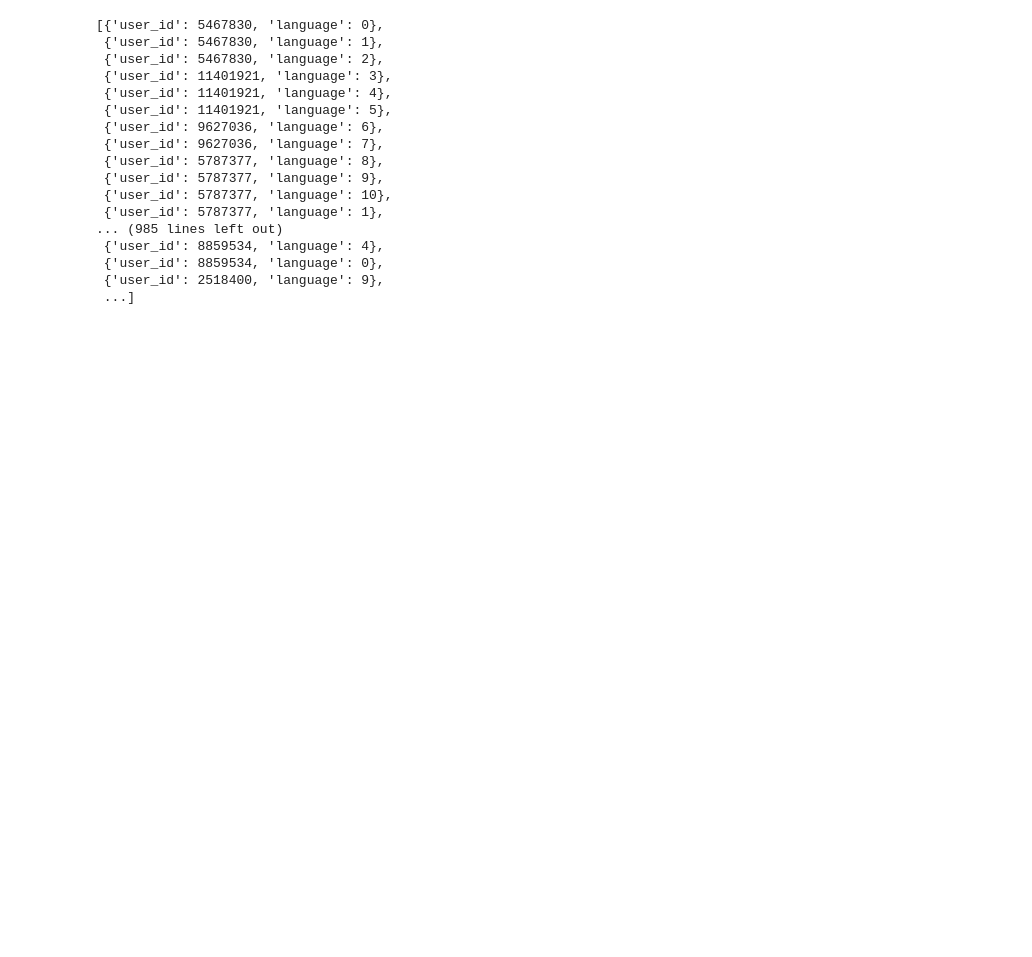
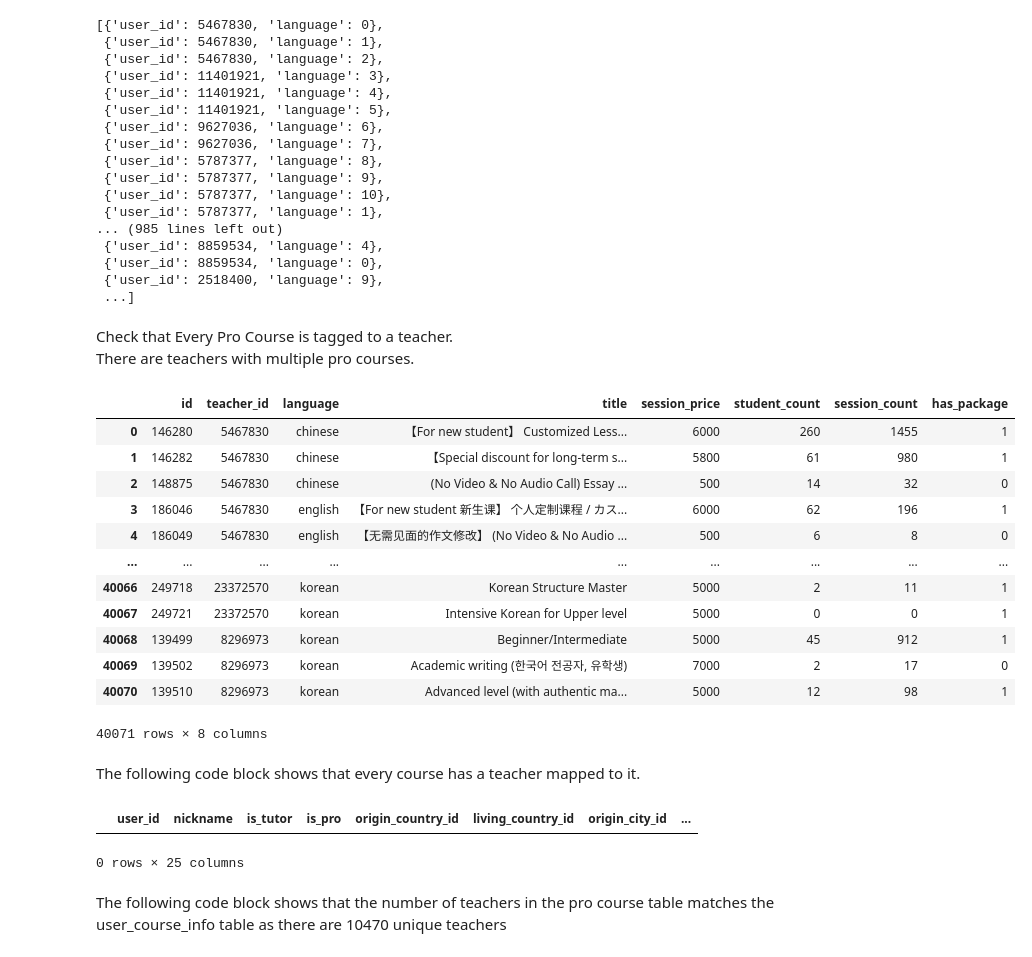
Before and after one commit to ernmin/Project4GA, a Jupyter notebook: data_cleaning/data_cleaning.ipynb, the cells around one changed output. Saved outputs shown, nothing was run; the diff lists cells and outputs as text; code cells hidden in the pictures; blank space fills up the shorter version.

Commit message:
Perform Data Cleaning for Pro Course

```diff
--- a/data_cleaning/data_cleaning.ipynb
+++ b/data_cleaning/data_cleaning.ipynb
@@ -303,3 +300,0 @@ pro_course_cleaned = df_pro_course_check.to_dict(orient='records')
-# %%
-with open('./pro_courses_cleaned.json', 'w') as file:
-        json.dump(pro_course_cleaned, file, indent=4)
@@ -388,3 +392,42 @@ also_speaks_cleaned
 # %%
 with open('./also_speaks_cleaned.json', 'w') as file:
         json.dump(also_speaks_cleaned, file, indent=4)
+# %% [markdown]
+Check that Every Pro Course is tagged to a teacher.\
+There are teachers with multiple pro courses.
+# %%
+with open('./user_course_info_cleaned.json', 'r') as file:
+    user_course_info = json.load(file)
+
+df_user_course_info = pd.DataFrame(user_course_info)
+# %%
+with open('../data_extraction/pro_course.json', 'r') as file:
+    pro_course_check = json.load(file)
+
+df_pro_course_check = pd.DataFrame(pro_course_check)
+# %%
+df_pro_course_check
+# %% [output]
+|  | id | teacher_id | language | title | session_price | student_count | session_count | has_package |
+| 0 | 146280 | 5467830 | chinese | 【For new student】 Customized Less... | 6000 | 260 | 1455 | 1 |
+| 1 | 146282 | 5467830 | chinese | 【Special discount for long-term s... | 5800 | 61 | 980 | 1 |
+| 2 | 148875 | 5467830 | chinese | (No Video & No Audio Call) Essay ... | 500 | 14 | 32 | 0 |
+| 3 | 186046 | 5467830 | english | 【For new student 新生课】 个人定制课程 / カス... | 6000 | 62 | 196 | 1 |
+| 4 | 186049 | 5467830 | english | 【无需见面的作文修改】 (No Video & No Audio ... | 500 | 6 | 8 | 0 |
+| ... | ... | ... | ... | ... | ... | ... | ... | ... |
+| 40066 | 249718 | 23372570 | korean | Korean Structure Master | 5000 | 2 | 11 | 1 |
+| 40067 | 249721 | 23372570 | korean | Intensive Korean for Upper level | 5000 | 0 | 0 | 1 |
+| 40068 | 139499 | 8296973 | korean | Beginner/Intermediate | 5000 | 45 | 912 | 1 |
+| 40069 | 139502 | 8296973 | korean | Academic writing (한국어 전공자, 유학생) | 7000 | 2 | 17 | 0 |
+| 40070 | 139510 | 8296973 | korean | Advanced level (with authentic ma... | 5000 | 12 | 98 | 1 |
+40071 rows × 8 columns
+# %% [markdown]
+The following code block shows that every course has a teacher mapped to it.
+# %%
+df_merged = pd.merge(df_user_course_info, df_pro_course_check, left_on='user_id', right_on='teacher_id', how='right_anti')
+df_merged
+# %% [output]
+|  | user_id | nickname | is_tutor | is_pro | origin_country_id | living_country_id | origin_city_id | ... |
+0 rows × 25 columns
+# %% [markdown]
+The following code block shows that the number of teachers in the pro course table matches the user_course_info table as there are 10470 unique teachers
```
Also changed, not shown: parts of 35 cells of this notebook.
